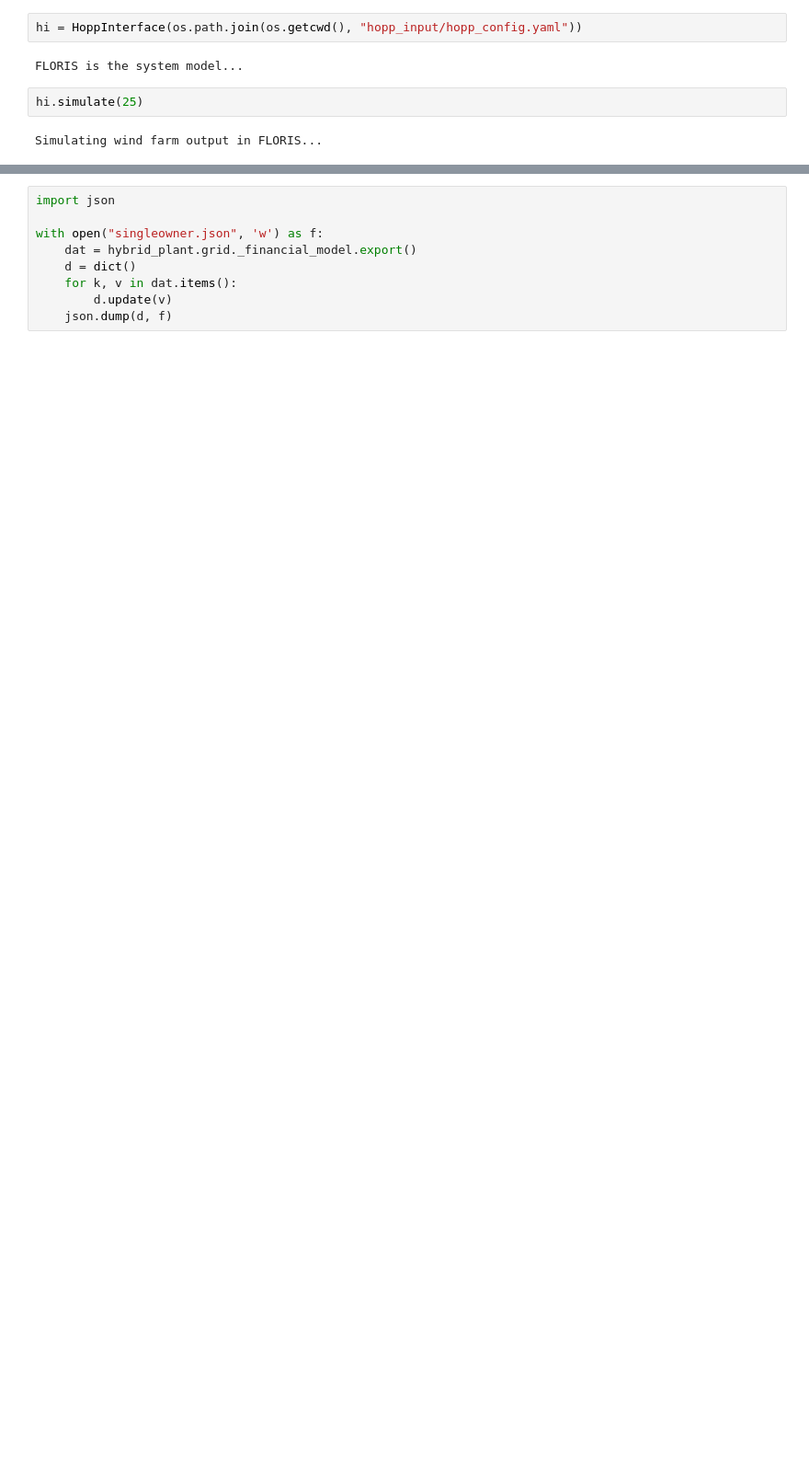
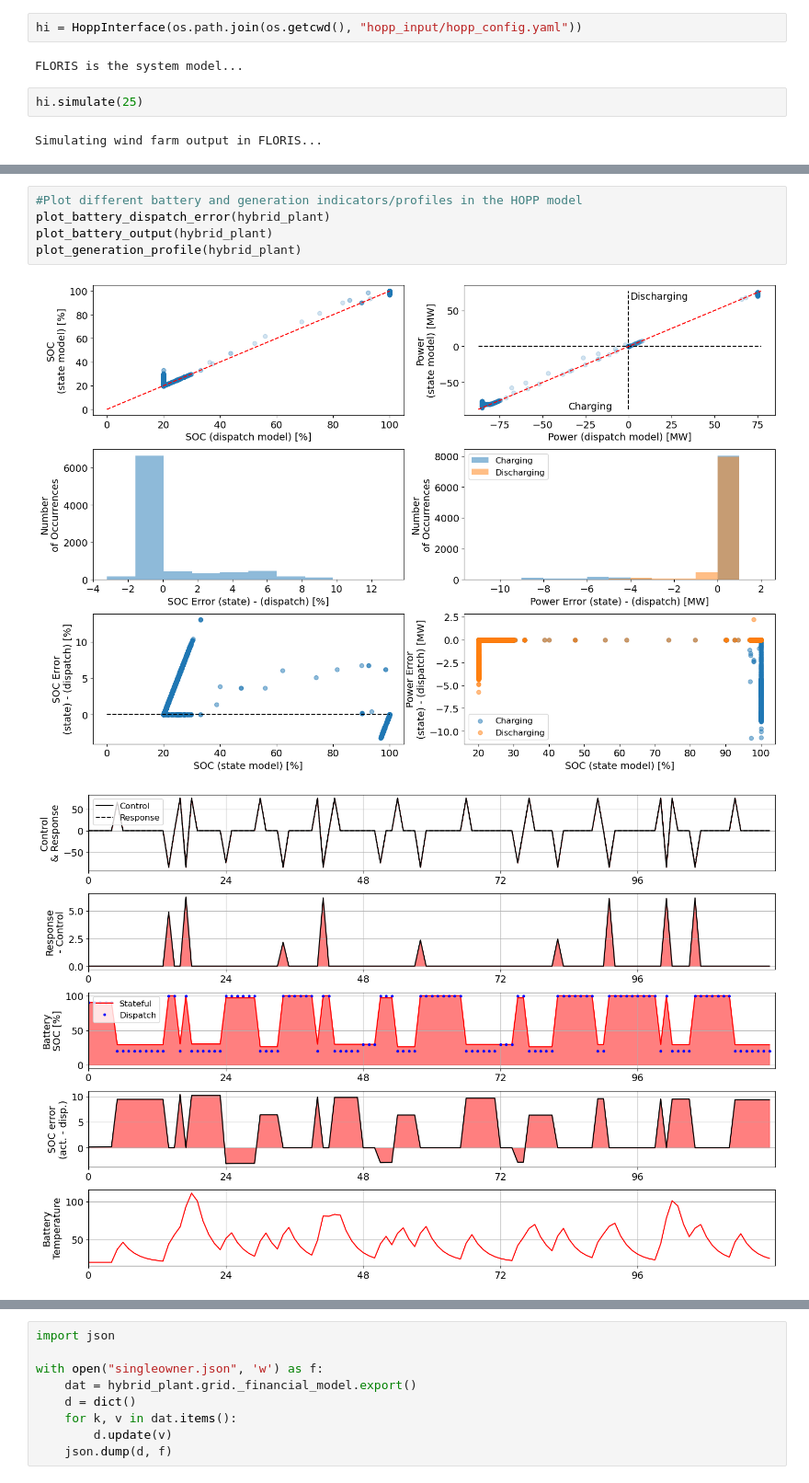
Before and after one commit to IEAWindTask50/tool-benchmarking, a Jupyter notebook: North_America/Texas/texas_case.ipynb, the cells around one changed output, grey strips where cells are left out. Shown at 92% size. Saved outputs shown, nothing was run; the diff lists cells and outputs as text; blank space fills up the shorter version.

Commit message:
Update on texas case, benchmark HOPP vs Hydesign - Maël 20/06

```diff
--- a/North_America/Texas/texas_case.ipynb
+++ b/North_America/Texas/texas_case.ipynb
@@ -149,0 +232,8 @@ Hybrid LCOE [$/MWh] 22.897062847380887
+# %%
+#Plot different battery and generation indicators/profiles in the HOPP model
+plot_battery_dispatch_error(hybrid_plant)
+plot_battery_output(hybrid_plant)
+plot_generation_profile(hybrid_plant)
+# %% [output]
+[figure, added]
+[figure, added]
```
Also changed, not shown: parts of 15 cells of this notebook, 6 other files.
